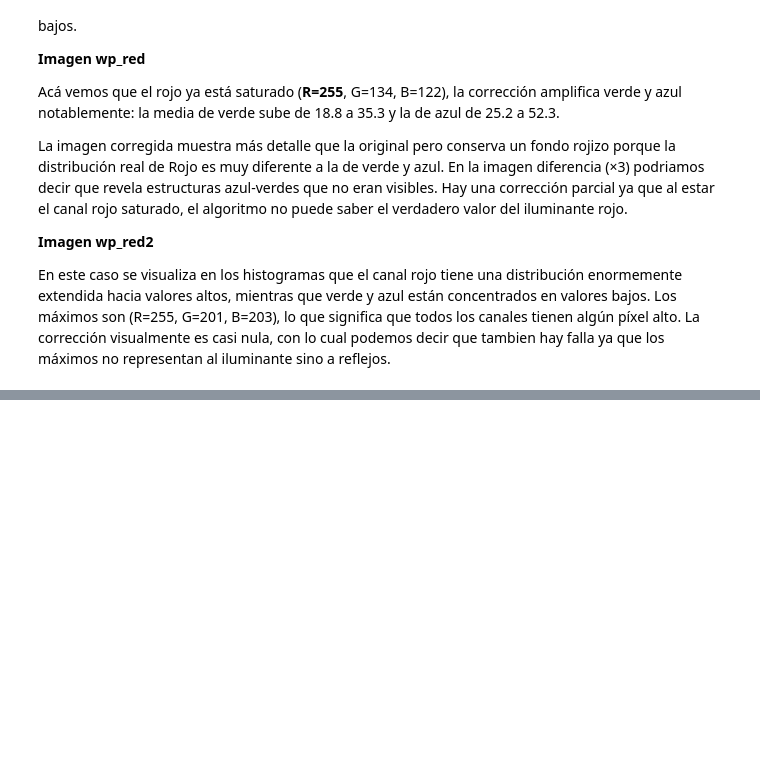
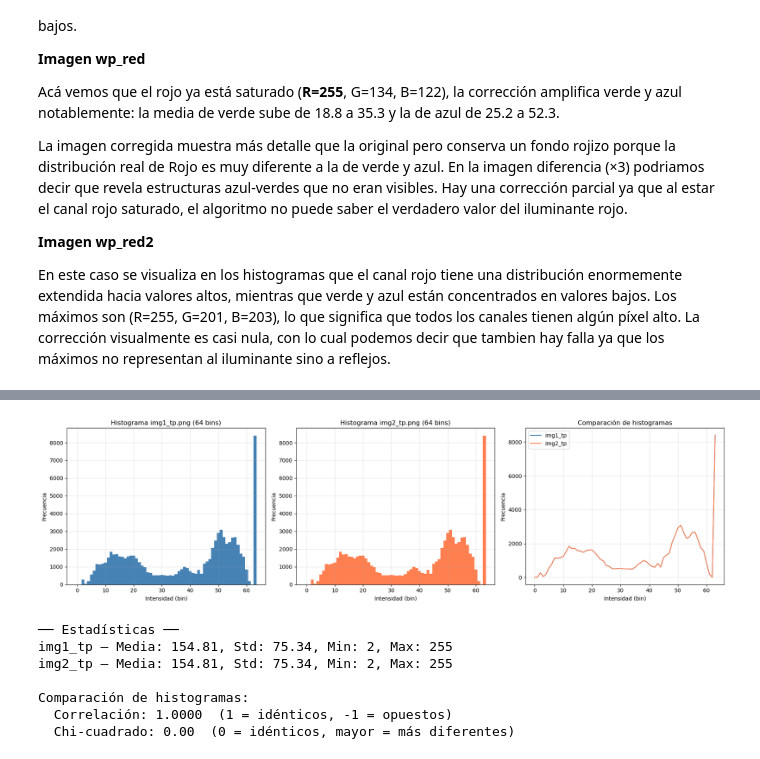
Before and after one commit to vazquez-agustin/VpC1_Vazquez_Workspace, a Jupyter notebook: TP1_VisionCommputadora.ipynb, the cells around one changed output, grey strips where cells are left out. Saved outputs shown, nothing was run; the diff lists cells and outputs as text; code cells hidden in the pictures; blank space fills up the shorter version.

```diff
--- a/TP1_VisionCommputadora.ipynb
+++ b/TP1_VisionCommputadora.ipynb
@@ -272,0 +331,56 @@ En este caso se visualiza en los histogramas que el canal rojo tiene una distrib
+# %%
+# Número de bins elegido: 64
+# Se elige 64 bins (en lugar de 256) para suavizar el histograma y facilitar
+# la comparación visual entre ambas imágenes, reduciendo el ruido estadístico.
+NUM_BINS = 64
+
+fig, axes = plt.subplots(1, 3, figsize=(18, 5))
+
+# Histograma img1
+hist1 = cv2.calcHist([img1], [0], None, [NUM_BINS], [0, 256])
+axes[0].bar(range(NUM_BINS), hist1.flatten(), color='steelblue', width=1.0)
+axes[0].set_title(f"Histograma img1_tp.png ({NUM_BINS} bins)")
+axes[0].set_xlabel("Intensidad (bin)")
+axes[0].set_ylabel("Frecuencia")
+axes[0].grid(alpha=0.3)
+
+# Histograma img2
+hist2 = cv2.calcHist([img2], [0], None, [NUM_BINS], [0, 256])
+axes[1].bar(range(NUM_BINS), hist2.flatten(), color='coral', width=1.0)
+axes[1].set_title(f"Histograma img2_tp.png ({NUM_BINS} bins)")
+axes[1].set_xlabel("Intensidad (bin)")
+axes[1].set_ylabel("Frecuencia")
+axes[1].grid(alpha=0.3)
+
+# Comparación superpuesta
+axes[2].plot(hist1, color='steelblue', label='img1_tp', linewidth=1.5)
+axes[2].plot(hist2, color='coral', label='img2_tp', linewidth=1.5)
+axes[2].set_title("Comparación de histogramas")
+axes[2].set_xlabel("Intensidad (bin)")
+axes[2].set_ylabel("Frecuencia")
+axes[2].legend()
+axes[2].grid(alpha=0.3)
+
+plt.tight_layout()
+plt.show()
+
+# Estadísticas
+print("── Estadísticas ──")
+print(f"img1_tp — Media: {img1.mean():.2f}, Std: {img1.std():.2f}, Min: {img1.min()}, Max: {img1.max()}")
+print(f"img2_tp — Media: {img2.mean():.2f}, Std: {img2.std():.2f}, Min: {img2.min()}, Max: {img2.max()}")
+
+# Correlación entre histogramas
+corr = cv2.compareHist(hist1.astype(np.float32), hist2.astype(np.float32), cv2.HISTCMP_CORREL)
+chi2 = cv2.compareHist(hist1.astype(np.float32), hist2.astype(np.float32), cv2.HISTCMP_CHISQR)
+print(f"\nComparación de histogramas:")
+print(f"  Correlación: {corr:.4f}  (1 = idénticos, -1 = opuestos)")
+print(f"  Chi-cuadrado: {chi2:.2f}  (0 = idénticos, mayor = más diferentes)")
+# %% [output]
+[figure, added]
+── Estadísticas ──
+img1_tp — Media: 154.81, Std: 75.34, Min: 2, Max: 255
+img2_tp — Media: 154.81, Std: 75.34, Min: 2, Max: 255
+
+Comparación de histogramas:
+  Correlación: 1.0000  (1 = idénticos, -1 = opuestos)
+  Chi-cuadrado: 0.00  (0 = idénticos, mayor = más diferentes)
```
Also changed, not shown: parts of 4 cells of this notebook.
